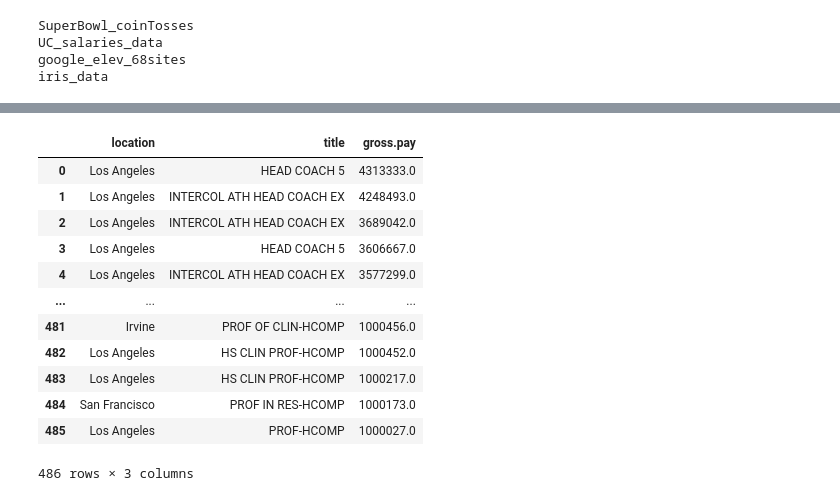
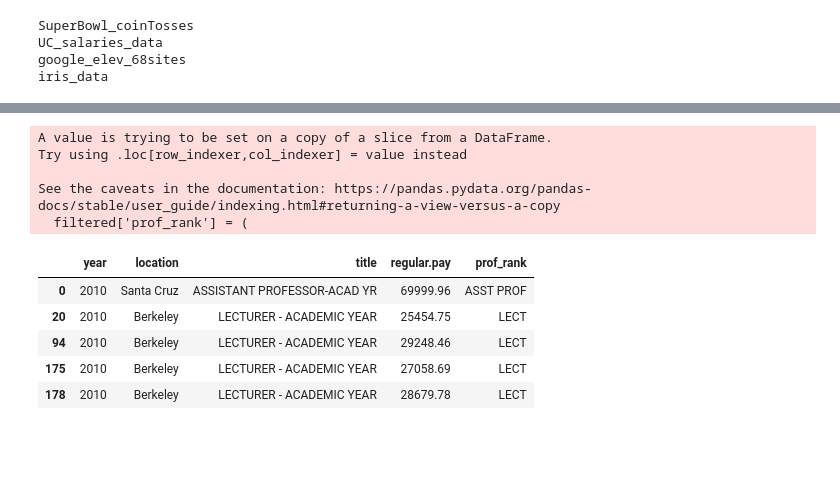
Before and after one commit to nilsberzins/stat-405-final, a Jupyter notebook: EDA405.ipynb, the cells around one changed output, grey strips where cells are left out. Drawn from its saved outputs; the diff is of its cells as text; code cells hidden in the pictures; blank space fills up the shorter version.

```diff
--- a/EDA405.ipynb
+++ b/EDA405.ipynb
@@ -125,18 +109,0 @@ dtype: float64
-# %%
-# who is the 4 million salary?
-df = pd.read_sql("SELECT location, title, `gross.pay` FROM UC_salaries_data WHERE `gross.pay` > 1000000 ORDER BY `gross.pay` DESC", con=connection)
-df
-# %% [output]
-|  | location | title | gross.pay |
-| 0 | Los Angeles | HEAD COACH 5 | 4313333.0 |
-| 1 | Los Angeles | INTERCOL ATH HEAD COACH EX | 4248493.0 |
-| 2 | Los Angeles | INTERCOL ATH HEAD COACH EX | 3689042.0 |
-| 3 | Los Angeles | HEAD COACH 5 | 3606667.0 |
-| 4 | Los Angeles | INTERCOL ATH HEAD COACH EX | 3577299.0 |
-| ... | ... | ... | ... |
-| 481 | Irvine | PROF OF CLIN-HCOMP | 1000456.0 |
-| 482 | Los Angeles | HS CLIN PROF-HCOMP | 1000452.0 |
-| 483 | Los Angeles | HS CLIN PROF-HCOMP | 1000217.0 |
-| 484 | San Francisco | PROF IN RES-HCOMP | 1000173.0 |
-| 485 | Los Angeles | PROF-HCOMP | 1000027.0 |
-486 rows × 3 columns
@@ -142,0 +138,21 @@ df
+# %%
+filtered['prof_rank'] = (
+    filtered['title']
+        .str.upper()
+        .fillna('')
+        .apply(title_assign)
+)
+
+filtered.head()
+# %% [output]
+A value is trying to be set on a copy of a slice from a DataFrame.
+Try using .loc[row_indexer,col_indexer] = value instead
+
+See the caveats in the documentation: https://pandas.pydata.org/pandas-docs/stable/user_guide/indexing.html#returning-a-view-versus-a-copy
+  filtered['prof_rank'] = (
+|  | year | location | title | regular.pay | prof_rank |
+| 0 | 2010 | Santa Cruz | ASSISTANT PROFESSOR-ACAD YR | 69999.96 | ASST PROF |
+| 20 | 2010 | Berkeley | LECTURER - ACADEMIC YEAR | 25454.75 | LECT |
+| 94 | 2010 | Berkeley | LECTURER - ACADEMIC YEAR | 29248.46 | LECT |
+| 175 | 2010 | Berkeley | LECTURER - ACADEMIC YEAR | 27058.69 | LECT |
+| 178 | 2010 | Berkeley | LECTURER - ACADEMIC YEAR | 28679.78 | LECT |
```
Also changed, not shown: parts of 16 cells of this notebook.
